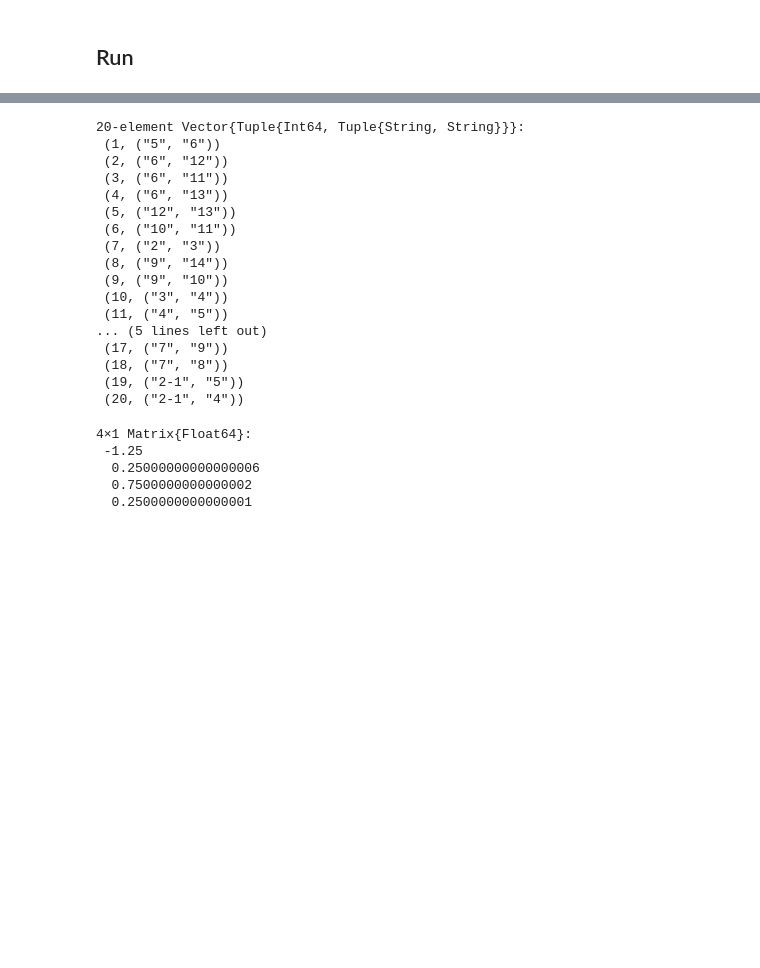
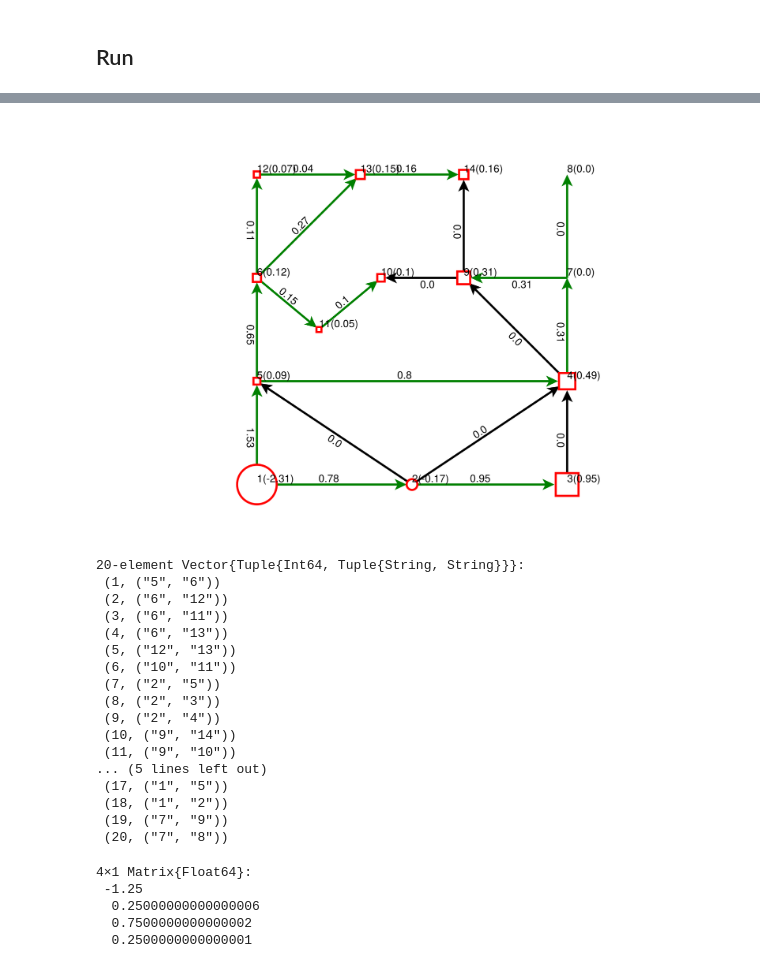
Before and after one commit to BenoitJeanson/topo_sandbox, a Jupyter notebook: Simons_approach.ipynb, the cells around one changed output, grey strips where cells are left out. Cells and saved outputs as stored; diff of their text form; code cells hidden in the pictures; blank space fills up the shorter version.

```diff
--- a/Simons_approach.ipynb
+++ b/Simons_approach.ipynb
@@ -1261,5 +1202,12 @@ User-callback calls 326, time in user-callback 0.00 sec
+# %%
+g_play = copy(g_result)
+trip = nothing
+dc_flow!(g_play, outages = openings, trip = trip)
+draw(g_play,  outages = openings, trip = trip, layout = layout);
+# %% [output]
+[figure, added]
 # %%
-collect(enumerate(edge_labels(g_result)))
+collect(enumerate(edge_labels(g)))
 # %% [output]
 20-element Vector{Tuple{Int64, Tuple{String, String}}}:
  (1, ("5", "6"))
@@ -1268,16 +1216,16 @@ collect(enumerate(edge_labels(g_result)))
  (4, ("6", "13"))
  (5, ("12", "13"))
  (6, ("10", "11"))
- (7, ("2", "3"))
- (8, ("9", "14"))
- (9, ("9", "10"))
- (10, ("3", "4"))
- (11, ("4", "5"))
+ (7, ("2", "5"))
+ (8, ("2", "3"))
+ (9, ("2", "4"))
+ (10, ("9", "14"))
+ (11, ("9", "10"))
 ... (5 lines left out)
- (17, ("7", "9"))
- (18, ("7", "8"))
- (19, ("2-1", "5"))
- (20, ("2-1", "4"))
+ (17, ("1", "5"))
+ (18, ("1", "2"))
+ (19, ("7", "9"))
+ (20, ("7", "8"))
 # %%
 A1 = [1 -1 0 0;
       1 0 0 -1;
```
Also changed, not shown: parts of 7 cells of this notebook, 2 other files.
